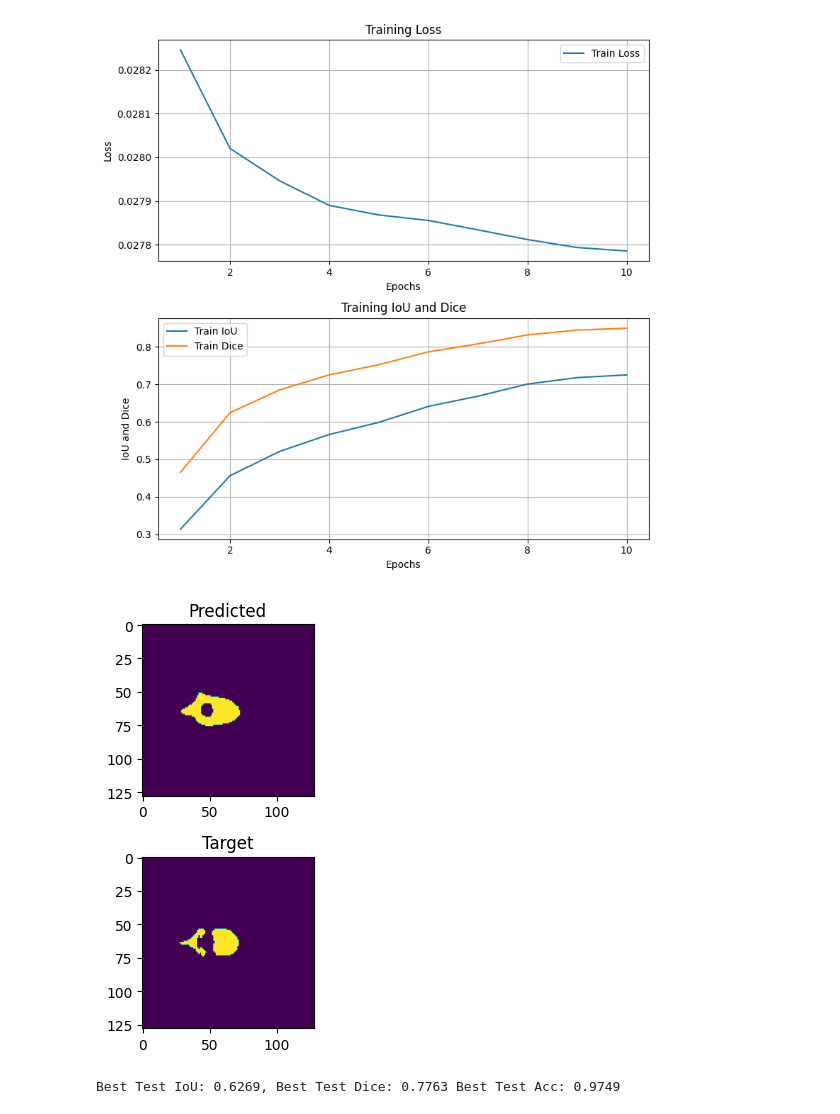
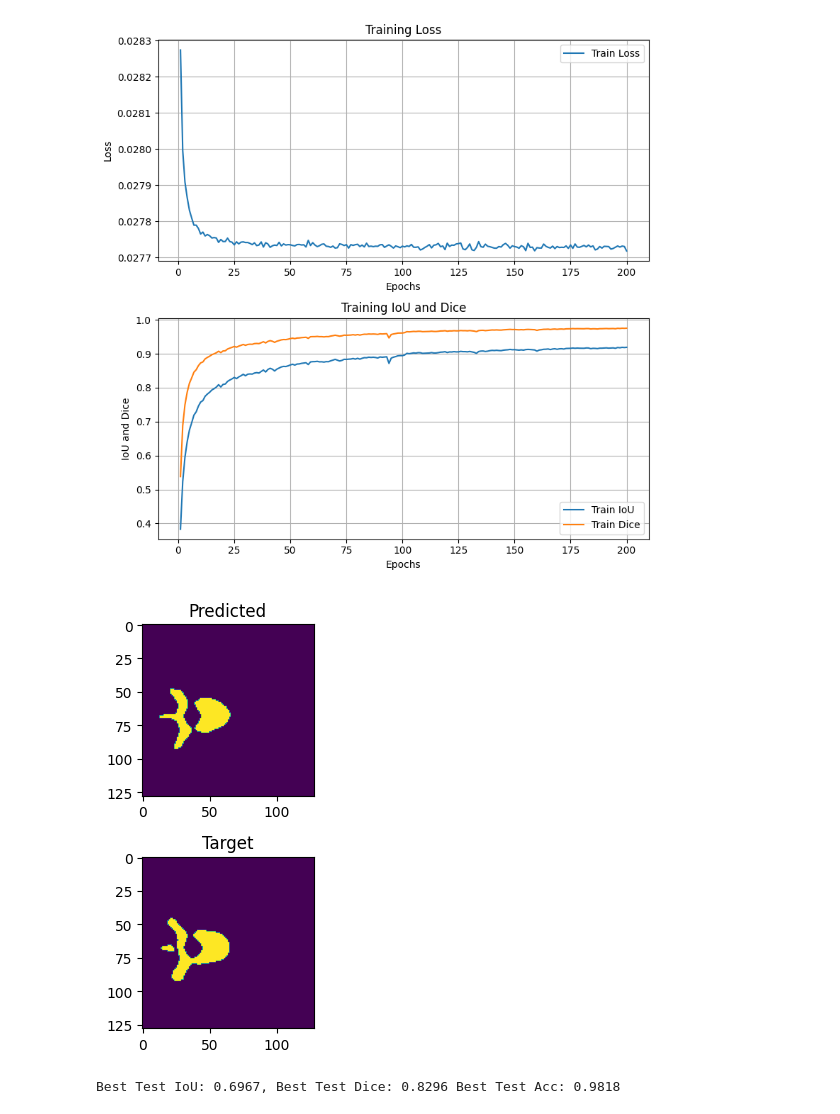
Before and after one commit to CorleoneJW/3DHuman, a Jupyter notebook: Spineweb_UNet++_train_smp.ipynb, the cells around one changed output. Cells and saved outputs as stored; diff of their text form; code cells hidden in the pictures.

```diff
--- a/Spineweb_UNet++_train_smp.ipynb
+++ b/Spineweb_UNet++_train_smp.ipynb
@@ -69,7 +69,7 @@ test_path = "./dataset/Spineweb_dataset15/test/"
 
 #hyper parameters set
 batch_size = 32
-num_epochs = 10
+num_epochs = 200
 learning_rate = 1e-04
 confidence = 0.7
 in_channels = 1  # according to demand to adjust the number of channels 根据实际情况修改通道数
@@ -237,7 +237,6 @@ print(f"Best Loss: {best_loss_train:.4f}, Best Train IoU: {best_IoU_train:.4f},
 # draw the plot for the loss and dice
 # 定义epochs的数量，用于x轴坐标
 epochs = len(loss_train_list)
-print(epochs,IoU_train_list)
 fit,(ax1,ax2) = plt.subplots(2,1,figsize=(8,8))
 # 绘制训练损失曲线
 ax1.plot(range(1, epochs + 1), loss_train_list, label='Train Loss')
@@ -279,4 +282,4 @@ Best Loss: 0.0278, Best Train IoU: 0.7253, Best Train Dice: 0.8499, Best Test Io
-[figure, old version]
+[figure, new version]
 # %%
 # Using the best model to evaluate on the test set
 
@@ -361,5 +364,5 @@ test_acc = total_correct_pixels_test / total_pixels_test
 # output the result, the result may vary a little due to the resize function in transform
 print(f"Best Test IoU: {test_iou:.4f}, Best Test Dice: {test_dice:.4f} Best Test Acc: {test_acc:.4f}")
 # %% [output]
-[figure, old version]
+[figure, new version]
-Best Test IoU: 0.6269, Best Test Dice: 0.7763 Best Test Acc: 0.9749
+Best Test IoU: 0.6967, Best Test Dice: 0.8296 Best Test Acc: 0.9818
```
Also changed, not shown: parts of 1 cell of this notebook.
